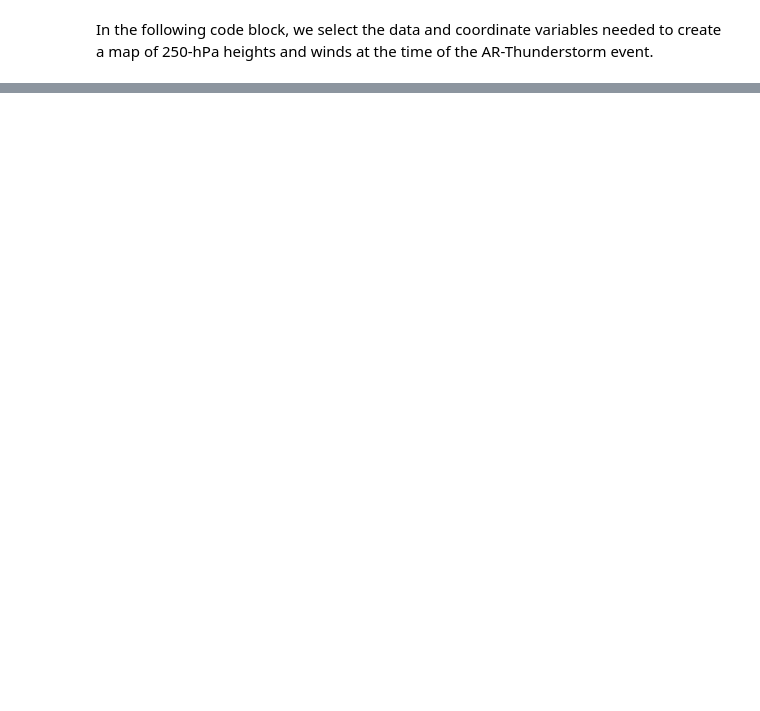
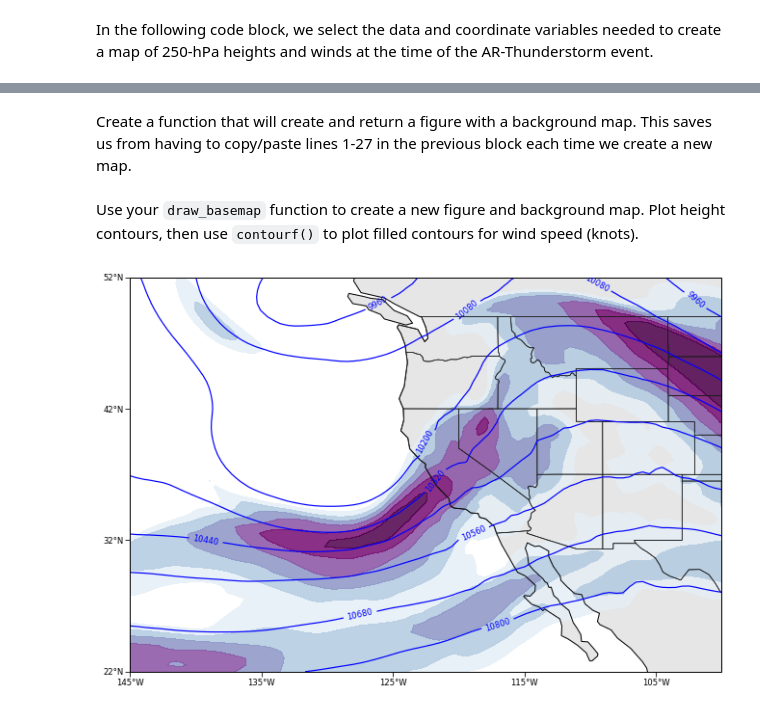
Before and after one commit to CLIVAC/pyclivac, a Jupyter notebook: examples/xarray_and_cartopy.ipynb, the cells around one changed output, grey strips where cells are left out. Cells and saved outputs as stored; diff of their text form; code cells hidden in the pictures; blank space fills up the shorter version.

```diff
--- a/examples/xarray_and_cartopy.ipynb
+++ b/examples/xarray_and_cartopy.ipynb
@@ -298,0 +316,19 @@ plt.show()
+# %%
+# Set up map properties
+
+# Projection/Coordinate systems
+datacrs = ccrs.PlateCarree()     # data/source
+mapcrs = ccrs.PlateCarree()      # map/destination
+
+# Map extent
+lonmin = lons.min()
+lonmax = lons.max()
+latmin = lats.min()
+latmax = lats.max()
+
+# Tickmark Locations
+dx = 10; dy = 10
+xticks = np.arange(lonmin, lonmax+1, dx) # np.arange(start, stop, interval) returns 1d array
+yticks = np.arange(latmin, latmax+1, dy) # that ranges from `start` to `stop-1` by `interval`
+print('xticks:', xticks)
+print('yticks:', yticks)
@@ -298,0 +386,2 @@ plt.show()
+# %% [markdown]
+Create a function that will create and return a figure with a background map. This saves us from having to copy/paste lines 1-27 in the previous block each time we create a new map.
@@ -298,0 +416,29 @@ plt.show()
+# %% [markdown]
+Use your `draw_basemap` function to create a new figure and background map. Plot height contours, then use `contourf()` to plot filled contours for wind speed (knots).
+# %%
+# Draw basemap
+fig, ax = draw_basemap()
+
+# Geopotential Heights (contour lines)
+clevs_hgts = np.arange(8400,12800,120)
+cs = ax.contour(lons, lats, hgts, transform=datacrs,
+                levels=clevs_hgts,  # contour levels
+                colors='b',         # line color
+                linewidths=1.2)     # line thickness
+
+# Add labels to contour lines
+plt.clabel(cs, fmt='%d',fontsize=8.5, inline_spacing=5)
+
+# Wind speed - contour fill
+clevs_wspd = np.arange(70,121,10)
+cf = ax.contourf(lons, lats, wspd_kt, transform=datacrs,
+                 levels=clevs_wspd,
+                 cmap='BuPu',       # colormap
+                 extend='max',
+                 alpha=0.8)        # transparency (0=transparent, 1=opaque)
+
+
+# show
+plt.show()
+# %% [output]
+[figure, added]
```
Also changed, not shown: parts of 50 cells of this notebook, 2 other files.
